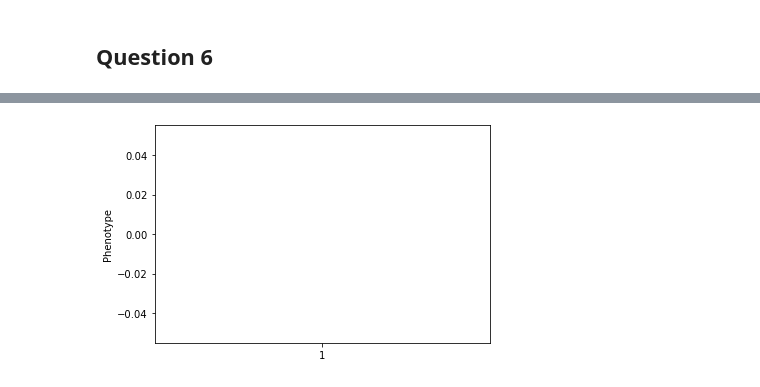
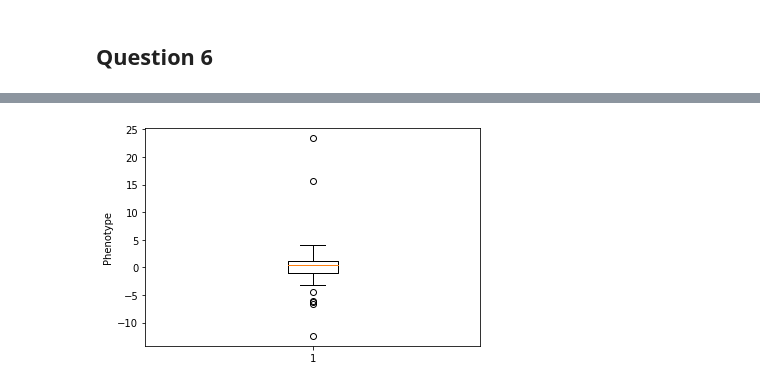
Before and after one commit to axu-bioinfo/qbb2020-answers, a Jupyter notebook: week3_hw/hw3_answers.ipynb, the cells around one changed output, grey strips where cells are left out. Cells and saved outputs as stored; diff of their text form; code cells hidden in the pictures.

```diff
--- a/week3_hw/hw3_answers.ipynb
+++ b/week3_hw/hw3_answers.ipynb
@@ -271,0 +243,3 @@ Warning: QT --assoc doesn't handle X/Y/MT/haploid variants normally (try
+# %%
+phenotype_df = pd.read_csv("/Users/cmdb/Desktop/week3_hw/final_BYxRM_PhenoData.txt", sep="\t")
+assoc = phenotype_df.loc[506].values[2:]
@@ -272,7 +263,7 @@ Warning: QT --assoc doesn't handle X/Y/MT/haploid variants normally (try
 # %%
 fig, ax = plt.subplots()
-ax.boxplot(snp)
+ax.boxplot(assoc)
 plt.ylabel("Phenotype")
 plt.show()
 # %% [output]
-[figure, old version]
+[figure, new version]
```
Also changed, not shown: parts of 6 cells of this notebook.
